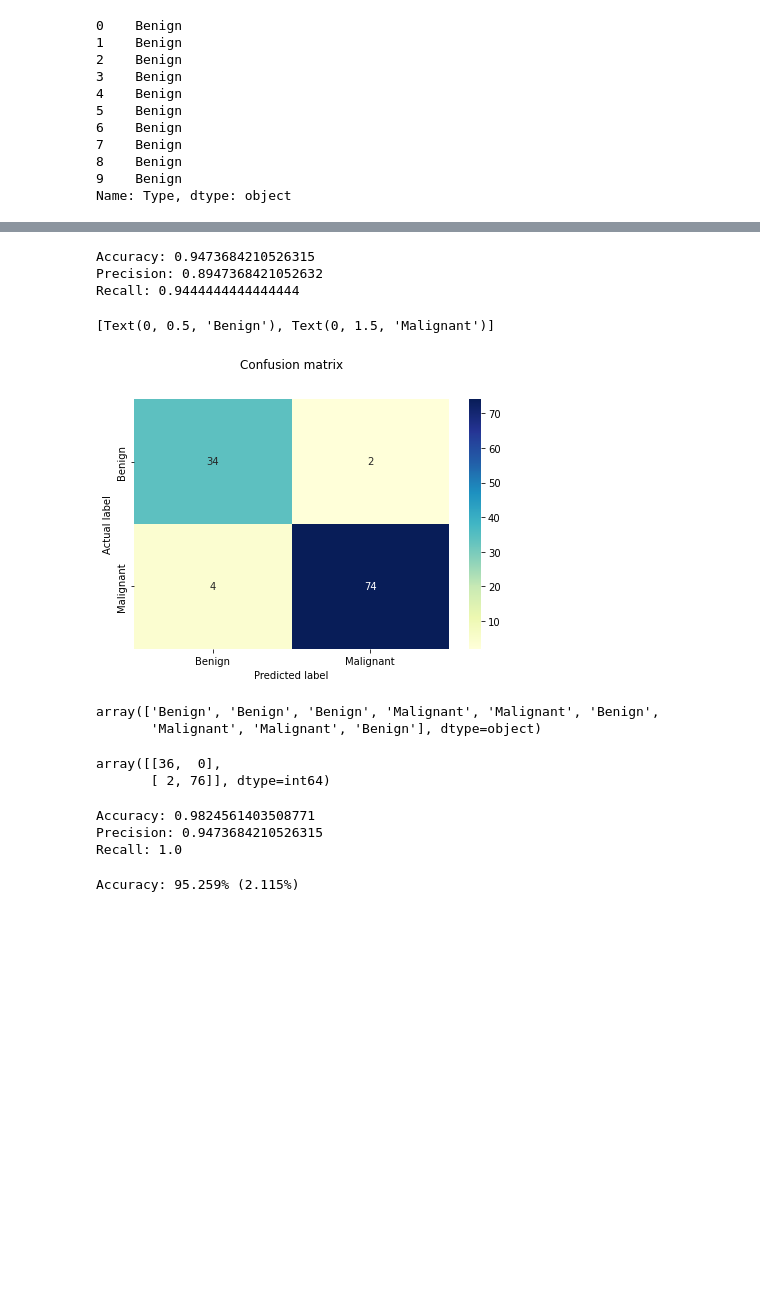
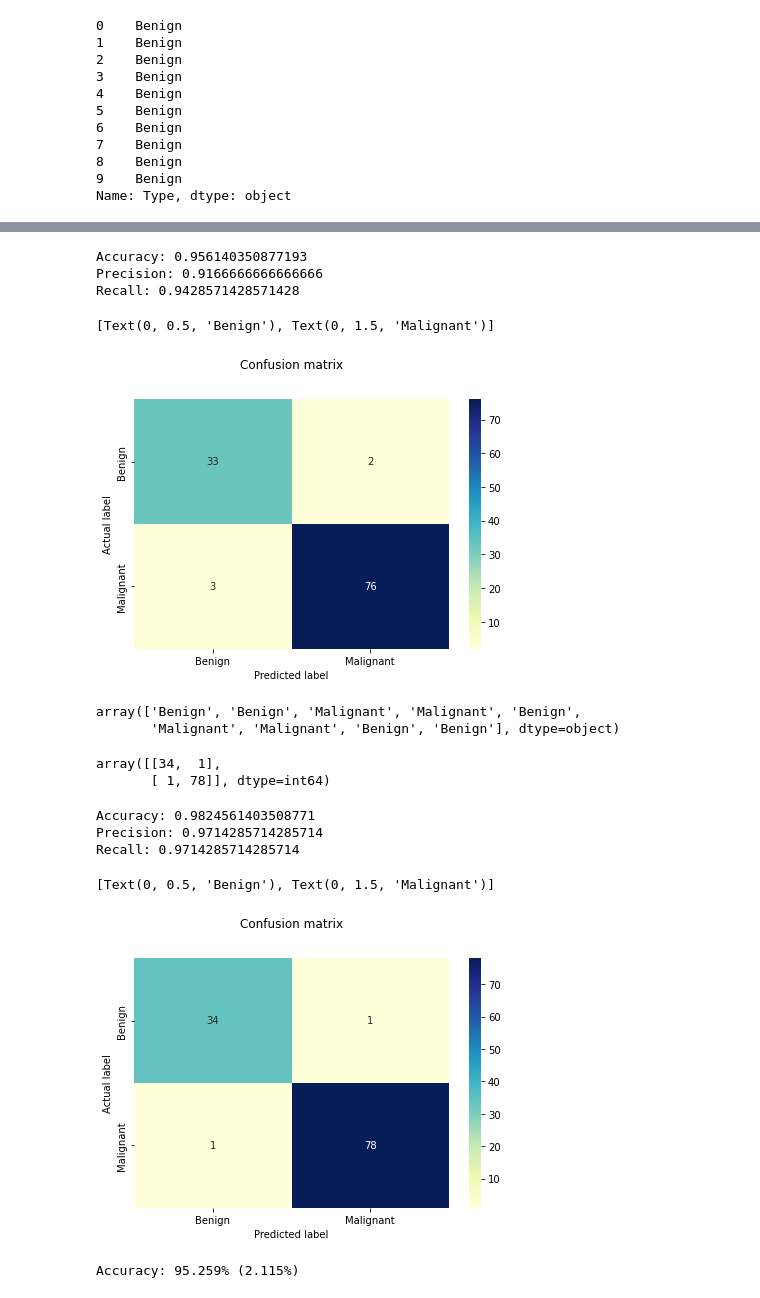
Before and after one commit to NaraPvP/IntroToML, a Jupyter notebook: HW2/Problem3_and_4.ipynb, the cells around one changed output, grey strips where cells are left out. Saved outputs shown, nothing was run; the diff lists cells and outputs as text; code cells hidden in the pictures; blank space fills up the shorter version.

```diff
--- a/HW2/Problem3_and_4.ipynb
+++ b/HW2/Problem3_and_4.ipynb
@@ -101,6 +101,6 @@ X_train = sc_X.fit_transform(X_train)
 X_test = sc_X.transform(X_test)
 # %%
 # Logisitic Regression
-classifier = LogisticRegression(penalty='none', random_state=0)
+classifier = LogisticRegression(solver='newton-cg', penalty='none', random_state=0)
 classifier.fit(X_train, Y_train)
 # %% [output]
@@ -124,9 +124,9 @@ print("Accuracy:",metrics.accuracy_score(Y_test, Y_pred))
 print("Precision:",metrics.precision_score(Y_test, Y_pred, pos_label='Benign'))
 print("Recall:",metrics.recall_score(Y_test, Y_pred, pos_label='Benign'))
 # %% [output]
-Accuracy: 0.9473684210526315
-Precision: 0.8947368421052632
-Recall: 0.9444444444444444
+Accuracy: 0.956140350877193
+Precision: 0.9166666666666666
+Recall: 0.9428571428571428
 # %%
 # Visualize confusion matrix using Heatmap
 class_names = ['Benign', 'Malignant']
@@ -145,7 +145,7 @@ ax.set_xticklabels(['Benign', 'Malignant'])
 ax.set_yticklabels(['Benign', 'Malignant'])
 # %% [output]
 [Text(0, 0.5, 'Benign'), Text(0, 1.5, 'Malignant')]
-[figure, old version]
+[figure, new version]
 # %%
 # Problem 3: Part 2
 
@@ -160,15 +160,15 @@ classifier.fit(X_train, Y_train)
 Y_pred = classifier.predict(X_test)
 Y_pred[0:9]
 # %% [output]
-array(['Benign', 'Benign', 'Benign', 'Malignant', 'Malignant', 'Benign',
-       'Malignant', 'Malignant', 'Benign'], dtype=object)
+array(['Benign', 'Benign', 'Malignant', 'Malignant', 'Benign',
+       'Malignant', 'Malignant', 'Benign', 'Benign'], dtype=object)
 # %%
 # Confusion Matrix
 cnf_matrix = confusion_matrix(Y_test, Y_pred)
 cnf_matrix
 # %% [output]
-array([[36,  0],
-       [ 2, 76]], dtype=int64)
+array([[34,  1],
+       [ 1, 78]], dtype=int64)
 # %%
 # Evaluate accuracy, precision, and recall (with penalties)
 print("Accuracy:",metrics.accuracy_score(Y_test, Y_pred))
@@ -176,8 +176,27 @@ print("Precision:",metrics.precision_score(Y_test, Y_pred, pos_label='Benign'))
 print("Recall:",metrics.recall_score(Y_test, Y_pred, pos_label='Benign'))
 # %% [output]
 Accuracy: 0.9824561403508771
-Precision: 0.9473684210526315
-Recall: 1.0
+Precision: 0.9714285714285714
+Recall: 0.9714285714285714
+# %%
+# Visualize confusion matrix using Heatmap
+class_names = ['Benign', 'Malignant']
+fig, ax = plt.subplots()
+tick_marks = np.arange(len(class_names))
+plt.xticks(tick_marks, class_names)
+plt.yticks(tick_marks, class_names)
+# create heatmap
+sns.heatmap(pd.DataFrame(cnf_matrix), annot=True, cmap="YlGnBu" ,fmt='g')
+ax.xaxis.set_label_position("bottom")
+plt.tight_layout()
+plt.title('Confusion matrix', y=1.1)
+plt.ylabel('Actual label')
+plt.xlabel('Predicted label')
+ax.set_xticklabels(['Benign', 'Malignant'])
+ax.set_yticklabels(['Benign', 'Malignant'])
+# %% [output]
+[Text(0, 0.5, 'Benign'), Text(0, 1.5, 'Malignant')]
+[figure, added]
 # %%
 # PROBLEM 4: Part 1
 
```
Also changed, not shown: parts of 4 cells of this notebook, 3 other files.
